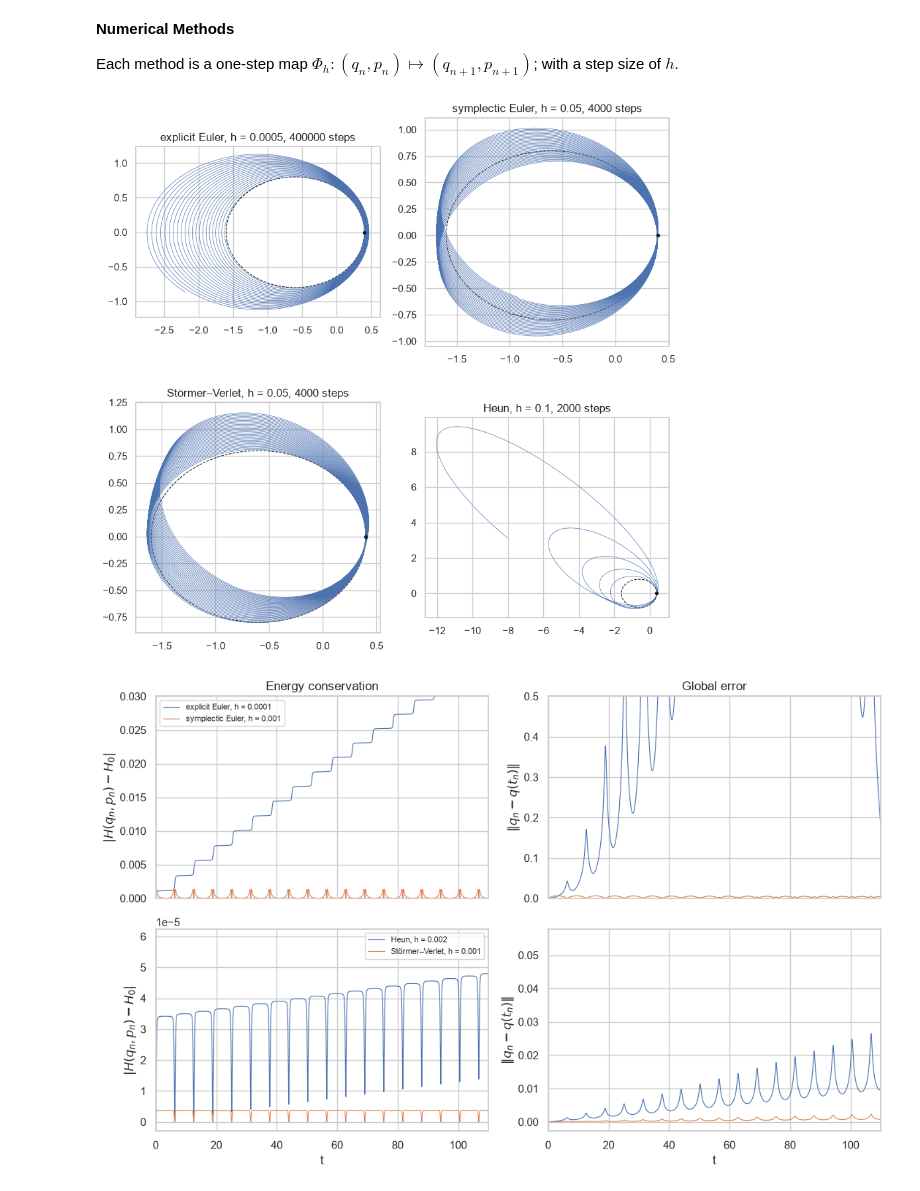
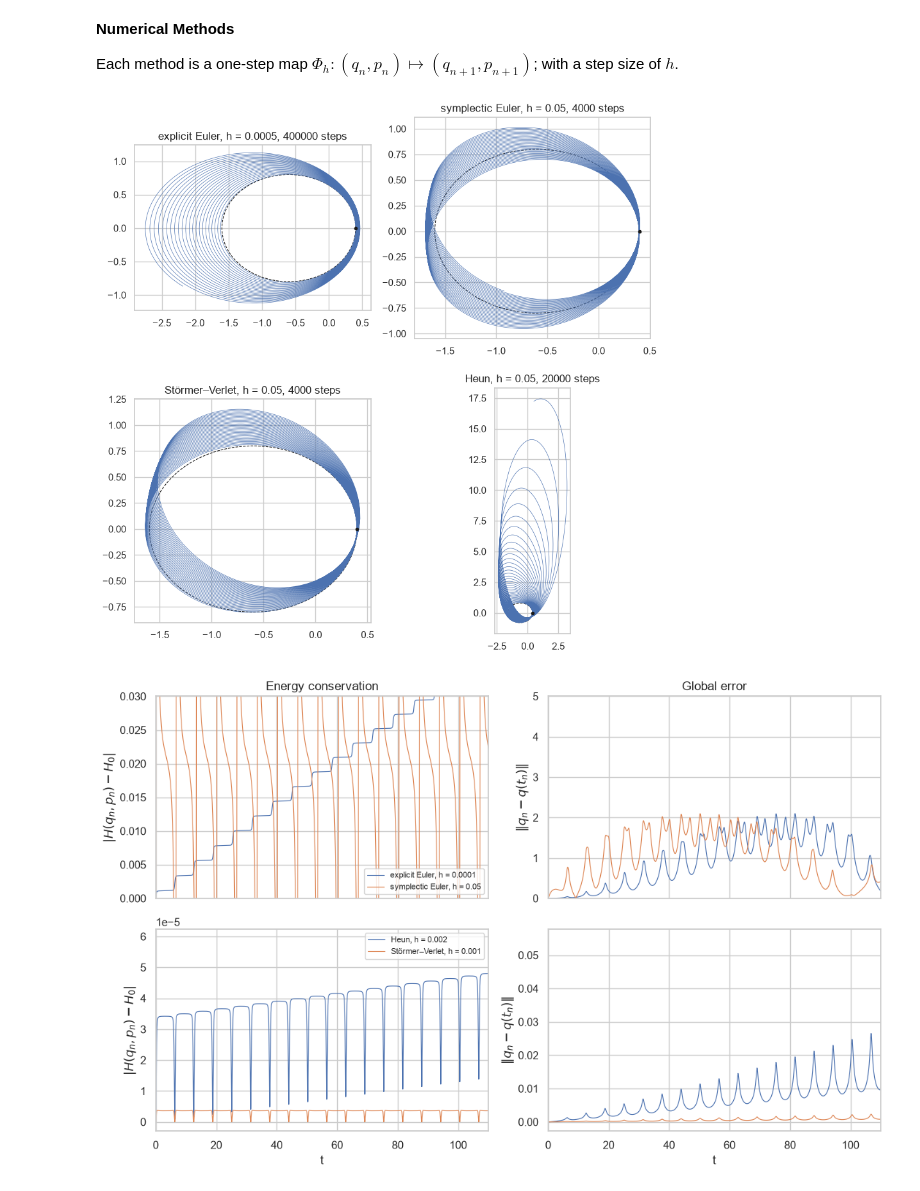
Before and after one commit to max-duxbury/symplectic-methods, a Jupyter notebook: kepler.ipynb, the cells around one changed output. Drawn from its saved outputs; the diff is of its cells as text; code cells hidden in the pictures.

```diff
--- a/kepler.ipynb
+++ b/kepler.ipynb
@@ -102,34 +102,34 @@ def exact_q(t):
 # %%
 runs = {
     "explicit Euler":    (explicit_euler,    0.0005, 400000),
     "symplectic Euler":  (symplectic_euler,  0.05,   4000),
     #"implicit midpoint": (implicit_midpoint, 0.05,   4000),
     "Störmer–Verlet":    (stormer_verlet,    0.05,   4000),
-    "Heun": (heun, 0.1, 2000),
+    "Heun": (heun, 0.05, 20000),
 }
 num_iters.clear()
 results = {name: integrate(step, h, n) for name, (step, h, n) in runs.items()}
 
 E = np.linspace(0, 2*np.pi, 400)
 exact = (np.cos(E) - e, np.sqrt(1 - e**2) * np.sin(E))  # exact orbit: a = 1, focus at origin
 
 fig, axes = plt.subplots(2, 2, figsize=(9, 9))
 for ax, (name, (qs, ps)) in zip(axes.flat, results.items()):
     _, h, n = runs[name]
     ax.plot(*exact, "k--", lw=0.8)
     ax.plot(qs[:, 0], qs[:, 1], lw=0.5)
     ax.plot(*q0, "ko", ms=3)
     ax.set_title(f"{name}, h = {h}, {n} steps")
     ax.set_aspect("equal")
 fig.tight_layout()
 # %% [output]
-[figure, old version]
+[figure, new version]
 # %%
 # Global error & conservation of energy graphs
 T = 200
 runs_2 = {
     "explicit Euler":   (explicit_euler,   0.0001),
-    "symplectic Euler": (symplectic_euler, 0.001),
+    "symplectic Euler": (symplectic_euler, 0.05),
     "Störmer–Verlet":   (stormer_verlet,   0.001),
     "Heun":             (heun,             0.002),
 }
@@ -138,7 +138,7 @@ for name, (step, h) in runs_2.items():
     n = round(T / h)
     t = h * np.arange(n + 1)
     qs, ps = integrate(step, h, n)
-    results_2[name] = (t, np.abs(H(qs, ps) - H0), np.linalg.norm(qs - exact_q(t), axis=1))
+    results_2[name] = (t, (H(qs, ps) - H0), np.linalg.norm(qs - exact_q(t), axis=1))
 
 rows = [["explicit Euler", "symplectic Euler"], ["Heun", "Störmer–Verlet"]]
 fig, axes = plt.subplots(2, 2, figsize=(11, 7), sharex=True)
@@ -155,9 +155,9 @@ axes[0, 0].set_title("Energy conservation")
 axes[0, 1].set_title("Global error")
 axes[0, 0].set_xlim(0, 110)
 axes[0, 0].set_ylim(0, 0.03)
-axes[0, 1].set_ylim(0, 0.5)
+axes[0, 1].set_ylim(0, 5)
 axes[1, 0].set_xlabel("t")
 axes[1, 1].set_xlabel("t")
 fig.tight_layout()
 # %% [output]
-[figure, old version]
+[figure, new version]
```
Also changed, not shown: 3 other files.
